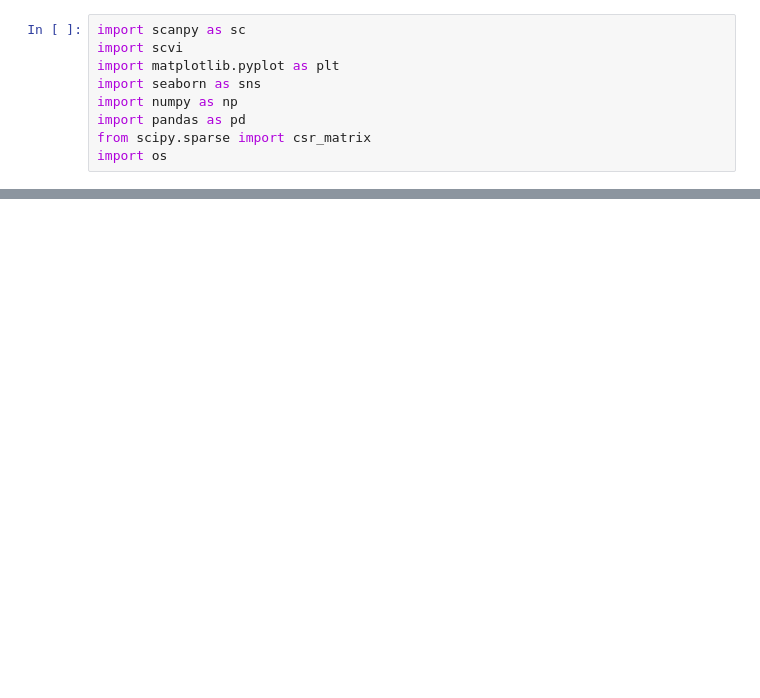
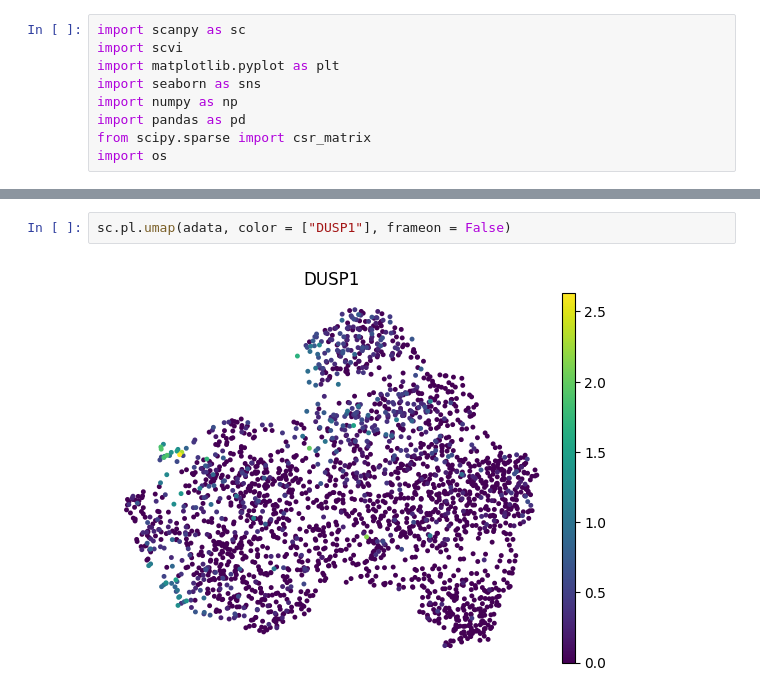
Before and after one commit to Formanj-0/UpDown_Project, a Jupyter notebook: WorkSpace/DEX_DATA4SSIT.ipynb, the cells around one changed output, grey strips where cells are left out. Saved outputs shown, nothing was run; the diff lists cells and outputs as text; blank space fills up the shorter version.

```diff
--- a/WorkSpace/DEX_DATA4SSIT.ipynb
+++ b/WorkSpace/DEX_DATA4SSIT.ipynb
@@ -11,0 +183,4 @@ import os
+# %%
+sc.pl.umap(adata, color = ["DUSP1"], frameon = False)
+# %% [output]
+[figure, added]
```
Also changed, not shown: parts of 24 cells of this notebook, 1 other file.
